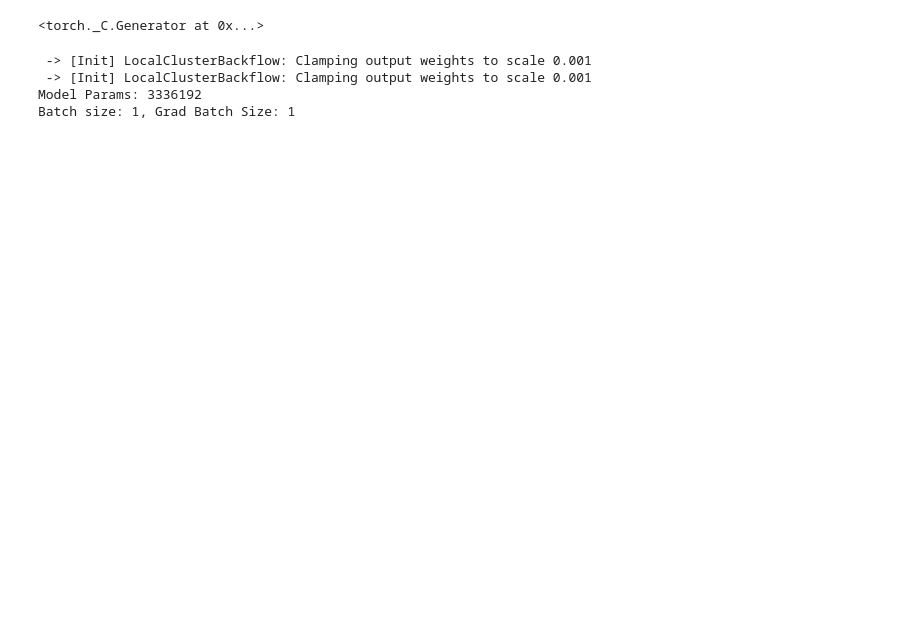
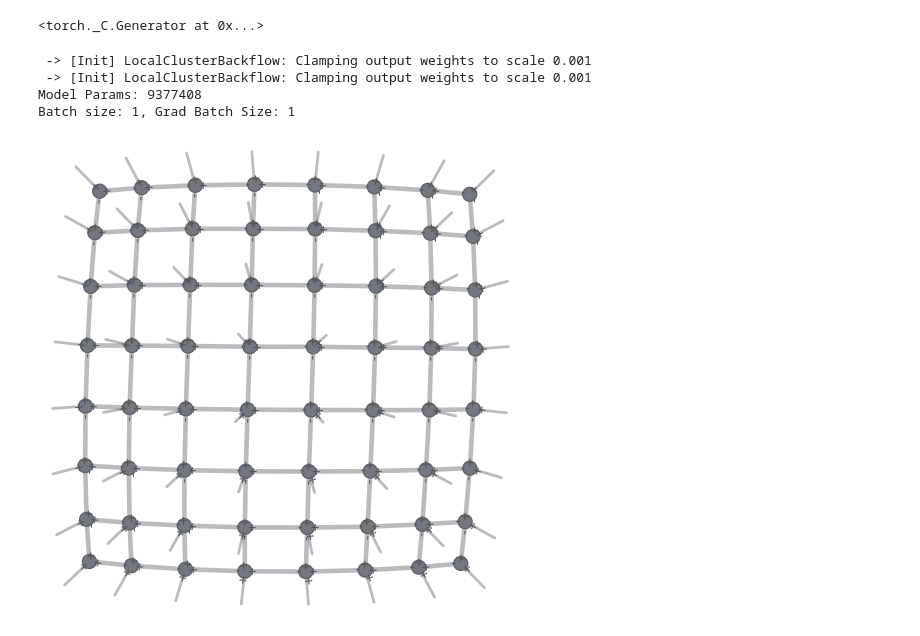
Before and after one commit to sjdu10/vmc_torch, a Jupyter notebook: vmc_torch/experiment/vmap/sampling_time.ipynb, the cells around one changed output. Cells and saved outputs as stored; diff of their text form; code cells hidden in the pictures; blank space fills up the shorter version.

```diff
--- a/vmc_torch/experiment/vmap/sampling_time.ipynb
+++ b/vmc_torch/experiment/vmap/sampling_time.ipynb
@@ -57,7 +57,7 @@ torch.random.manual_seed(42 + RANK)
 # ==============================================================================
 Lx, Ly = 8, 8
 N_f = Lx * Ly
-D, chi = 8, 32
+D, chi = 10, 40
 t, U = 1.0, 8.0
 dtype = torch.float64
 
@@ -175,8 +175,12 @@ print(f'Batch size: {B}, Grad Batch Size: {B_grad}')
 # %% [output]
  -> [Init] LocalClusterBackflow: Clamping output weights to scale 0.001
  -> [Init] LocalClusterBackflow: Clamping output weights to scale 0.001
-Model Params: 3336192
+Model Params: 9377408
 Batch size: 1, Grad Batch Size: 1
+# %%
+peps.draw()
+# %% [output]
+[figure, added]
 # %%
 # import time
 # fxs = fxs0.clone()
```
Also changed, not shown: parts of 3 cells of this notebook, 9 other files.
